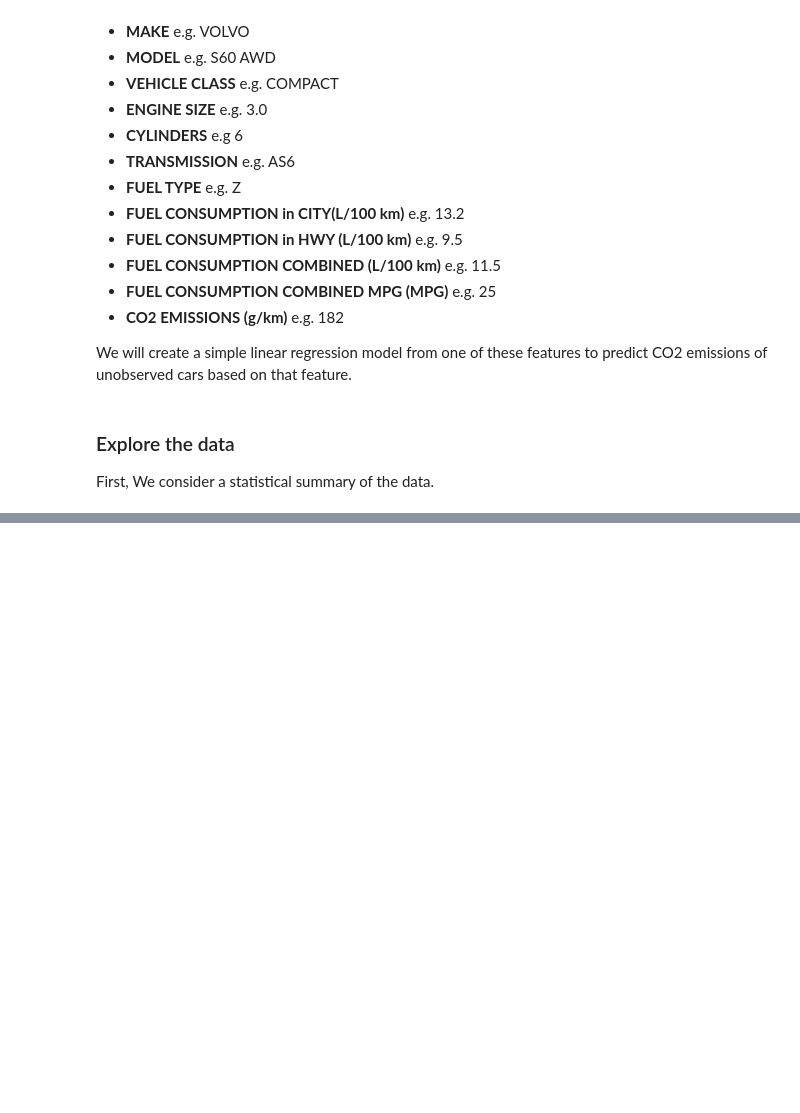
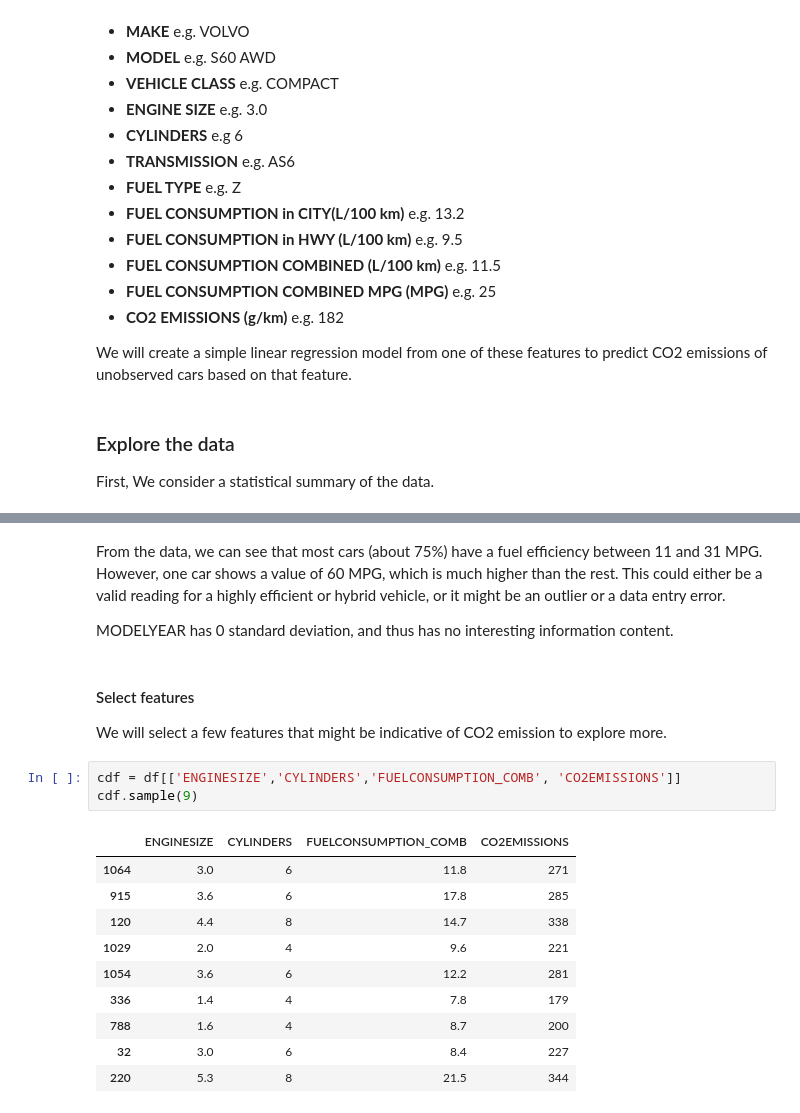
Before and after one commit to YoussefChati/CO2_Emission_ML, a Jupyter notebook: notebook.ipynb, the cells around one changed output, grey strips where cells are left out. Drawn from its saved outputs; the diff is of its cells as text; blank space fills up the shorter version.

```diff
--- a/notebook.ipynb
+++ b/notebook.ipynb
@@ -57,3 +57,24 @@ df.describe()
 | 50% | 2014.0 | 3.400000 | 6.000000 | 12.600000 | 8.800000 | 10.900000 | ... |
 | 75% | 2014.0 | 4.300000 | 8.000000 | 15.550000 | 10.850000 | 13.350000 | ... |
 | max | 2014.0 | 8.400000 | 12.000000 | 30.200000 | 20.500000 | 25.800000 | ... |
+# %% [markdown]
+From the data, we can see that most cars (about 75%) have a fuel efficiency between 11 and 31 MPG. However, one car shows a value of 60 MPG, which is much higher than the rest. This could either be a valid reading for a highly efficient or hybrid vehicle, or it might be an outlier or a data entry error.
+
+MODELYEAR has 0 standard deviation, and thus has no interesting information content.
+# %% [markdown]
+#### Select features
+We will select a few features that might be indicative of CO2 emission to explore more.
+# %%
+cdf = df[['ENGINESIZE','CYLINDERS','FUELCONSUMPTION_COMB', 'CO2EMISSIONS']]
+cdf.sample(9)
+# %% [output]
+|  | ENGINESIZE | CYLINDERS | FUELCONSUMPTION_COMB | CO2EMISSIONS |
+| 1064 | 3.0 | 6 | 11.8 | 271 |
+| 915 | 3.6 | 6 | 17.8 | 285 |
+| 120 | 4.4 | 8 | 14.7 | 338 |
+| 1029 | 2.0 | 4 | 9.6 | 221 |
+| 1054 | 3.6 | 6 | 12.2 | 281 |
+| 336 | 1.4 | 4 | 7.8 | 179 |
+| 788 | 1.6 | 4 | 8.7 | 200 |
+| 32 | 3.0 | 6 | 8.4 | 227 |
+| 220 | 5.3 | 8 | 21.5 | 344 |
```
Also changed, not shown: parts of 2 cells of this notebook.
